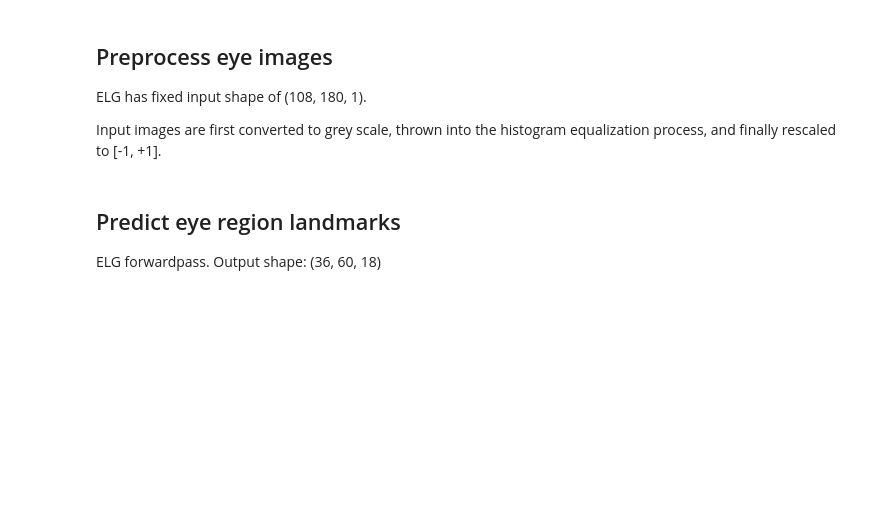
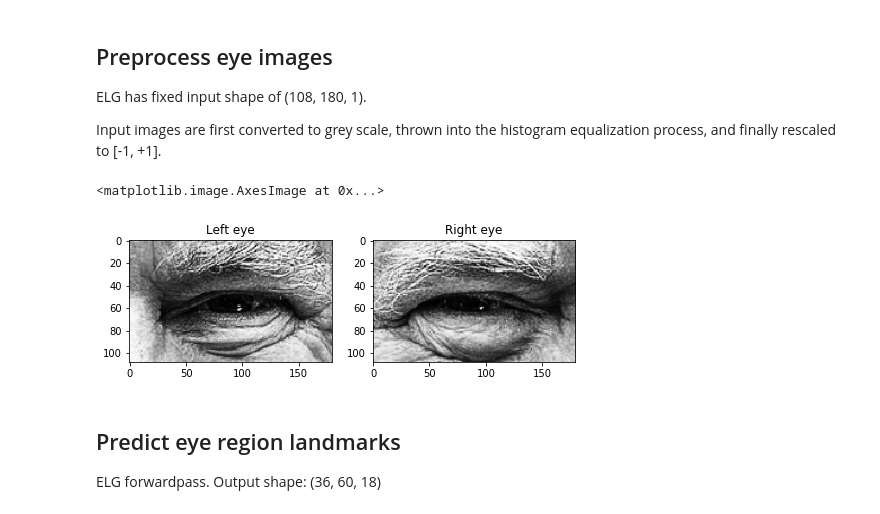
Before and after one commit to shaoanlu/GazeML-keras, a Jupyter notebook: demo_colab.ipynb, the cells around one changed output. Drawn from its saved outputs; the diff is of its cells as text; code cells hidden in the pictures; blank space fills up the shorter version.

```diff
--- a/demo_colab.ipynb
+++ b/demo_colab.ipynb
@@ -98,6 +98,17 @@ inp_left = cv2.resize(inp_left, (180,108))[np.newaxis, ..., np.newaxis]
 inp_right = cv2.cvtColor(right_eye_im, cv2.COLOR_RGB2GRAY)
 inp_right = cv2.equalizeHist(inp_right)
 inp_right = cv2.resize(inp_right, (180,108))[np.newaxis, ..., np.newaxis]
+# %%
+plt.figure(figsize=(8,3))
+plt.subplot(1,2,1)
+plt.title('Left eye')
+plt.imshow(inp_left[0,...,0], cmap="gray")
+plt.subplot(1,2,2)
+plt.title('Right eye')
+plt.imshow(inp_right[0,...,0], cmap="gray")
+# %% [output]
+<matplotlib.image.AxesImage at 0x...>
+[figure, added]
 # %% [markdown]
 ## Predict eye region landmarks
 
```
Also changed, not shown: parts of 7 cells of this notebook, 1 other file.
